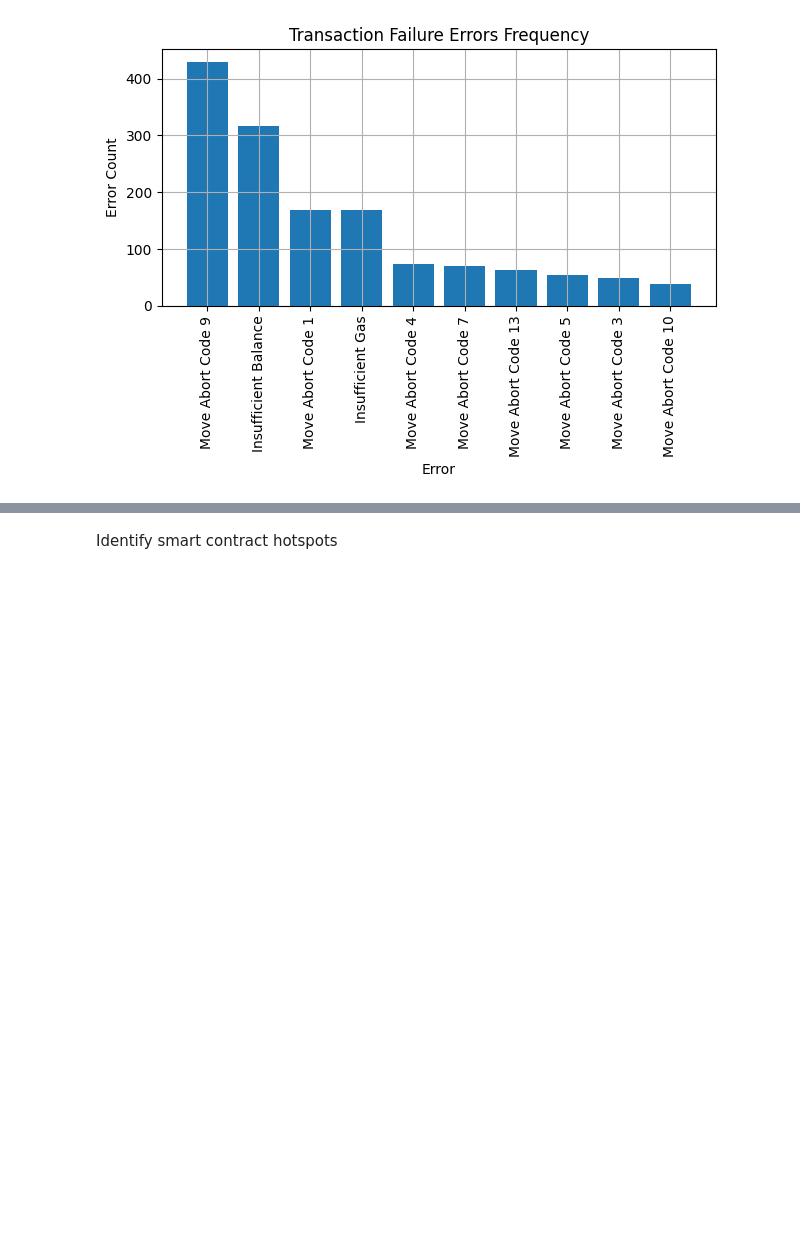
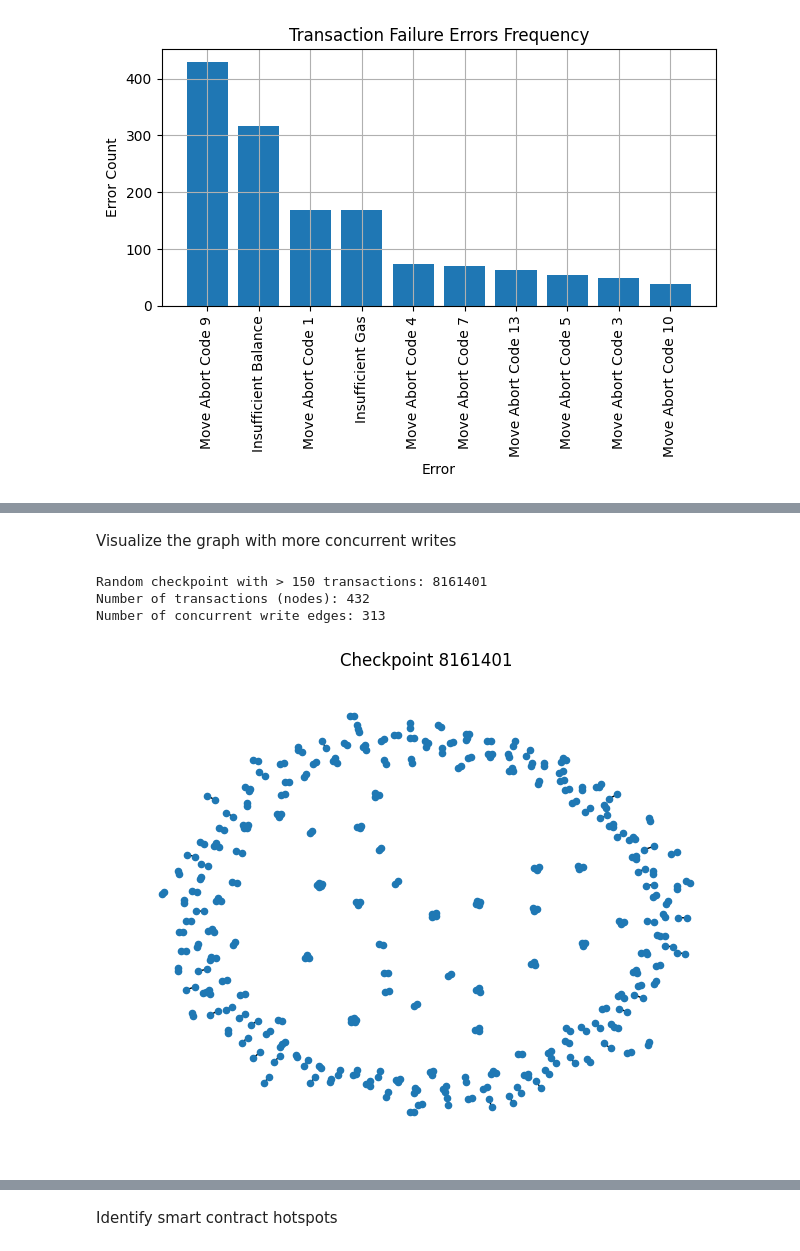
Before and after one commit to krdecade-0/sui_analysis_code, a Jupyter notebook: analysis.ipynb, the cells around one changed output, grey strips where cells are left out. Drawn from its saved outputs; the diff is of its cells as text; code cells hidden in the pictures; blank space fills up the shorter version.

```diff
--- a/analysis.ipynb
+++ b/analysis.ipynb
@@ -281,0 +289,32 @@ nx.connected_components(G)
+# %% [markdown]
+Visualize the graph with more concurrent writes
+# %%
+# Set your minimum size threshold here
+N = 150
+
+# Find all checkpoints whose graph has more than N nodes with high density
+eligible_cps = [
+    cp for cp, G in graphs.items()
+    if G.number_of_nodes() > N #and G.number_of_edges() > 5 * N
+]
+
+if not eligible_cps:
+    print(f"No checkpoint found with more than {N} nodes.")
+else:
+    # Randomly select one
+    cp_rand = random.choice(eligible_cps)
+    G_rand = graphs[cp_rand]
+
+    print(f"Random checkpoint with > {N} transactions: {cp_rand}")
+    print(f"Number of transactions (nodes): {G_rand.number_of_nodes()}")
+    print(f"Number of concurrent write edges: {G_rand.number_of_edges()}")
+
+    plt.figure()
+    nx.draw(G_rand, node_size=20, with_labels=False)
+    plt.title(f"Checkpoint {cp_rand}")
+    plt.show()
+# %% [output]
+Random checkpoint with > 150 transactions: 8161401
+Number of transactions (nodes): 432
+Number of concurrent write edges: 313
+[figure, added]
```
Also changed, not shown: parts of 43 cells of this notebook.
